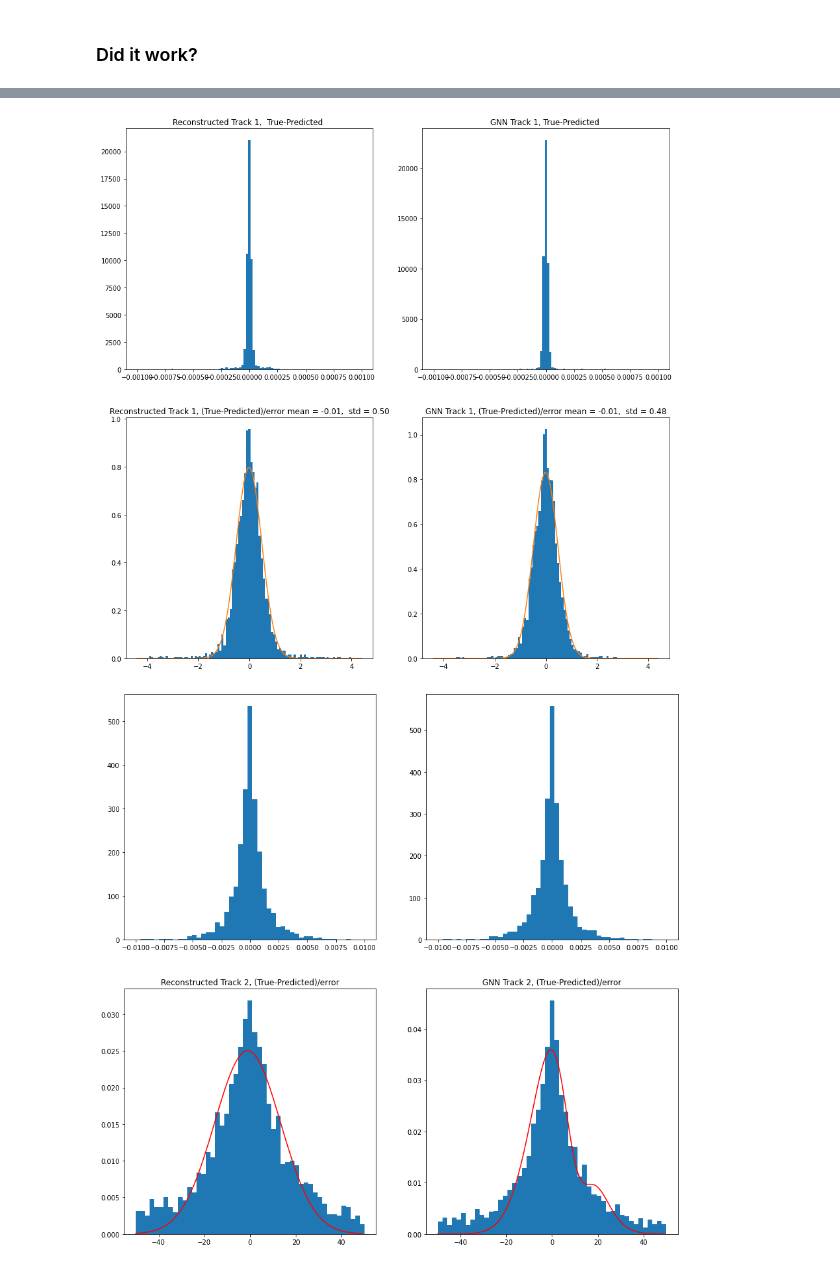
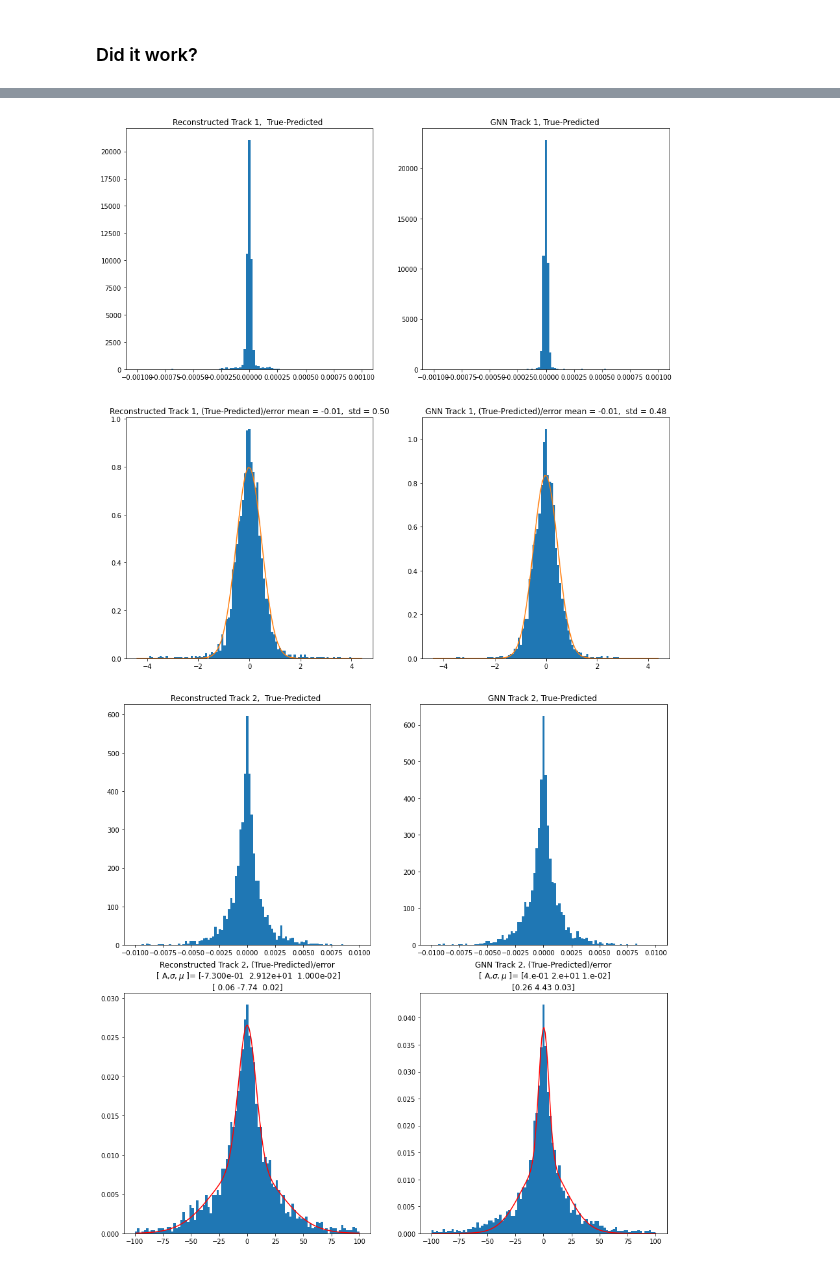
Before and after one commit to marcinwolter/Tracking_student2020, a Jupyter notebook: GNN_MuonE_v1_Robust_mc_recon_comparison.ipynb, the cells around one changed output, grey strips where cells are left out. Saved outputs shown, nothing was run; the diff lists cells and outputs as text; code cells hidden in the pictures.

```diff
--- a/GNN_MuonE_v1_Robust_mc_recon_comparison.ipynb
+++ b/GNN_MuonE_v1_Robust_mc_recon_comparison.ipynb
@@ -1054,38 +1063,45 @@ for i,[title,fitdata] in enumerate(error_list.items()):
 
   plt.title(title)
 
 fig.show()
 
 limit_1 = 0.01
-limit_2 = 50
+limit_2 = 100
 
 
 fig=plt.figure(figsize=(15,15))
 for i,[title,fitdata] in enumerate(error_list2.items()):
 
   ax_list=fig.add_subplot(2,2,i+1)
   if i<2:
     limit=limit_1
   else:
     limit=limit_2
-  supress_=ax_list.hist(np.array(fitdata),bins=np.linspace(-limit,limit,50).tolist(), density=True)
+  supress_=ax_list.hist(np.array(fitdata),bins=np.linspace(-limit,limit,100).tolist(), density=True)
 
 
 
   if i>=2:
 
     fitdata2 = []
     for k in range(len(fitdata)):
       if fitdata[k].item()<limit_2 and fitdata[k].item()>-limit_2:
         fitdata2.append(fitdata[k].item())
 
+    xmin, xmax = plt.xlim()
 
-    [a,b]=np.histogram(fitdata2,bins=np.linspace(-limit_2,limit_2,100),density=True)
-    params,cov=curve_fit(double_gauss,b[:-1],a)
-    plt.plot(b[:-1],double_gauss(b[:-1],*params),color='red')
-    plt.title(title)
+    #b = np.linspace(xmin, xmax, 100)
+    #a = norm.pdf(x, loc=0, scale=1)
+
+    [a,b]=np.histogram(fitdata2,bins=np.linspace(-limit_2,limit_2,200),density=True)
+    b= b[1:]
+
+    params,cov=curve_fit(double_gauss,b,a)
+    plt.plot(b,double_gauss(b,*params),color='red')
+    title += '\n [ A,$\sigma,\mu$ ]= ' + str( np.round(params[0:3],2 ) ) + '\n' + str( np.round(params[3:6],2) )
+  plt.title(title)
 
 fig.show()
 # %% [output]
-[figure, old version]
+[figure, new version]
-[figure, old version]
+[figure, new version]
```
Also changed, not shown: parts of 7 cells of this notebook.
